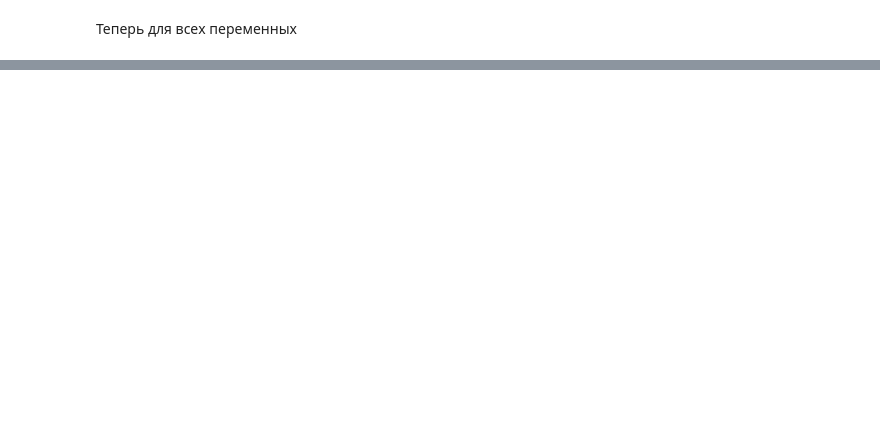
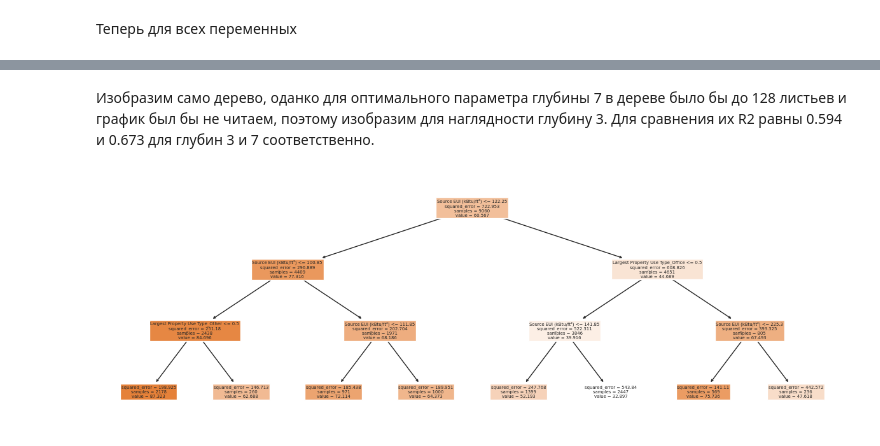
Before and after one commit to mamadima/eda_ml_project, a Jupyter notebook: EDA_ML.ipynb, the cells around one changed output, grey strips where cells are left out. Drawn from its saved outputs; the diff is of its cells as text; code cells hidden in the pictures; blank space fills up the shorter version.

```diff
--- a/EDA_ML.ipynb
+++ b/EDA_ML.ipynb
@@ -846,0 +840,15 @@ Coefficient of determination: 0.46
+# %%
+from sklearn.tree import DecisionTreeRegressor
+df_results = pd.DataFrame(columns=['max_depth', 'MSE', 'R2'])
+
+for i in range(2, df.shape[1]):
+  model = DecisionTreeRegressor(max_depth=i, random_state=0)
+  model.fit(df_X_train, df_y_train)
+  df_y_pred = model.predict(df_X_test)
+
+  new_row = {'max_depth': i,
+              'MSE': mean_squared_error(df_y_test, df_y_pred),
+              'R2': r2_score(df_y_test, df_y_pred)}
+
+  df_results.loc[len(df_results)] = new_row
+df_results
@@ -846,0 +880,12 @@ Coefficient of determination: 0.46
+# %% [markdown]
+Изобразим само дерево, оданко для оптимального параметра глубины 7 в дереве было бы до 128 листьев и график был бы не читаем, поэтому изобразим для наглядности глубину 3. Для сравнения их R2 равны 0.594 и 0.673 для глубин 3 и 7 соответственно.
+# %%
+from sklearn.tree import plot_tree
+model = DecisionTreeRegressor(max_depth=3, random_state=0)
+model.fit(df_X_train, df_y_train)
+df_y_pred = model.predict(df_X_test)
+plt.figure(figsize=(15,5))
+plot_tree(model, feature_names=df.drop(columns=['score']).columns, filled=True)
+plt.show()
+# %% [output]
+[figure, added]
```
Also changed, not shown: parts of 24 cells of this notebook.
